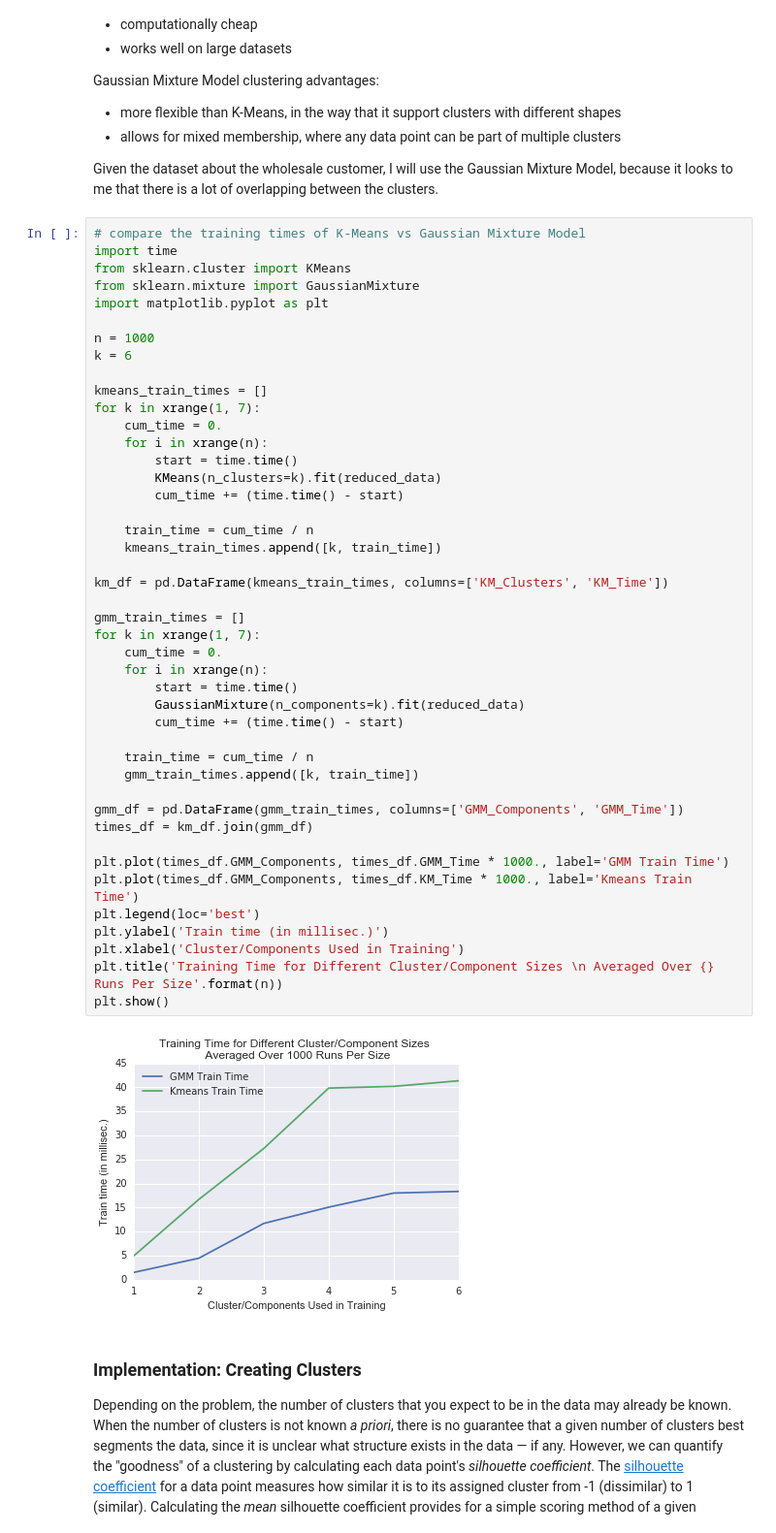
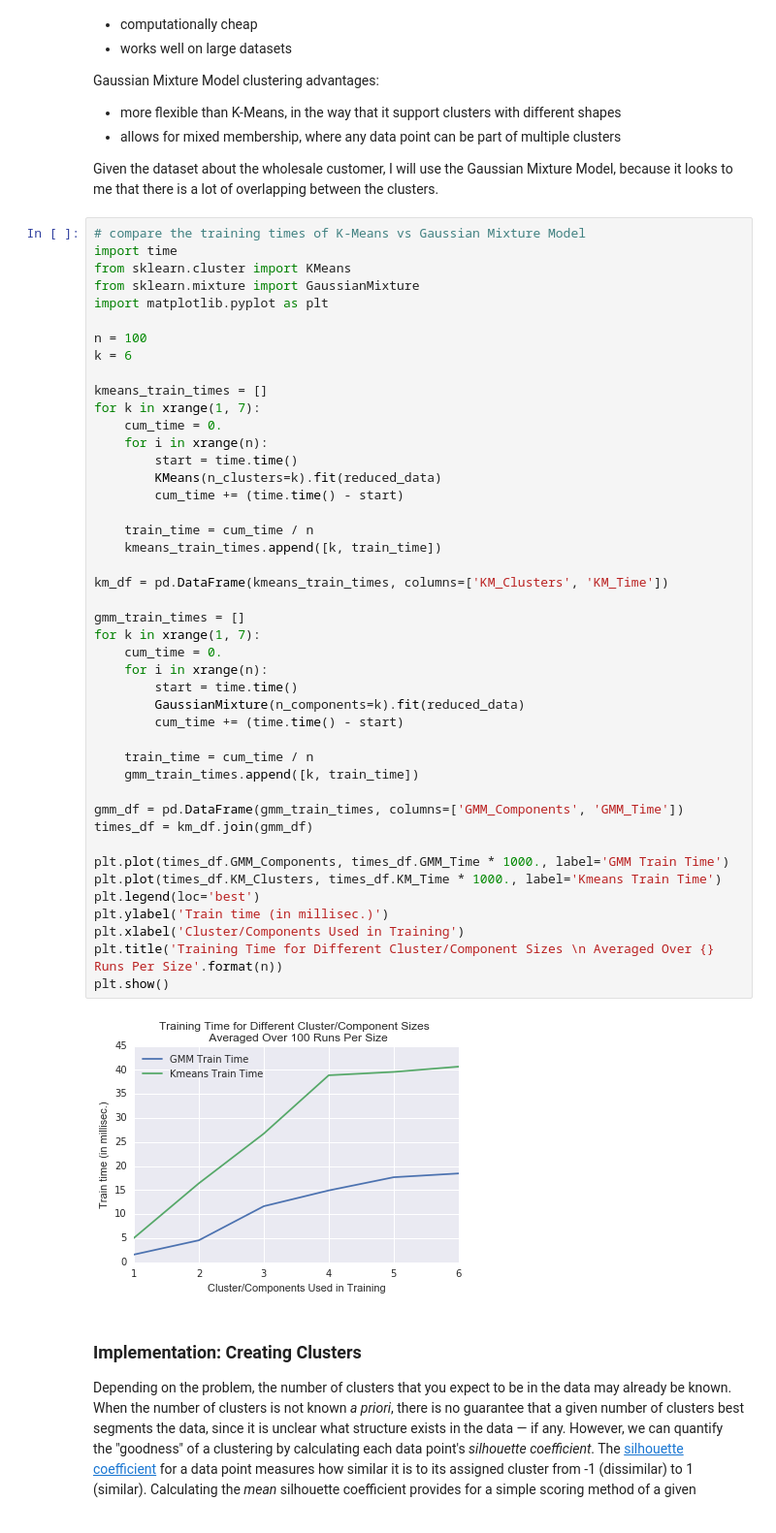
Before and after one commit to iamandicip/ml_projects, a Jupyter notebook: customer_segments/customer_segments.ipynb, the cells around one changed output. Shown at 97% size. Saved outputs shown, nothing was run; the diff lists cells and outputs as text.

```diff
--- a/customer_segments/customer_segments.ipynb
+++ b/customer_segments/customer_segments.ipynb
@@ -485,7 +485,7 @@ from sklearn.cluster import KMeans
 from sklearn.mixture import GaussianMixture
 import matplotlib.pyplot as plt
 
-n = 1000
+n = 100
 k = 6
 
 kmeans_train_times = []
@@ -495,35 +495,35 @@ for k in xrange(1, 7):
         start = time.time()
         KMeans(n_clusters=k).fit(reduced_data)
         cum_time += (time.time() - start)
 
     train_time = cum_time / n
     kmeans_train_times.append([k, train_time])
 
 km_df = pd.DataFrame(kmeans_train_times, columns=['KM_Clusters', 'KM_Time'])
 
 gmm_train_times = []
 for k in xrange(1, 7):
     cum_time = 0.
     for i in xrange(n):
         start = time.time()
         GaussianMixture(n_components=k).fit(reduced_data)
         cum_time += (time.time() - start)
 
     train_time = cum_time / n
     gmm_train_times.append([k, train_time])
 
 gmm_df = pd.DataFrame(gmm_train_times, columns=['GMM_Components', 'GMM_Time'])
 times_df = km_df.join(gmm_df)
 
 plt.plot(times_df.GMM_Components, times_df.GMM_Time * 1000., label='GMM Train Time')
-plt.plot(times_df.GMM_Components, times_df.KM_Time * 1000., label='Kmeans Train Time')
+plt.plot(times_df.KM_Clusters, times_df.KM_Time * 1000., label='Kmeans Train Time')
 plt.legend(loc='best')
 plt.ylabel('Train time (in millisec.)')
 plt.xlabel('Cluster/Components Used in Training')
 plt.title('Training Time for Different Cluster/Component Sizes \n Averaged Over {} Runs Per Size'.format(n))
 plt.show()
 # %% [output]
-[figure, old version]
+[figure, new version]
 # %% [markdown]
 ### Implementation: Creating Clusters
 Depending on the problem, the number of clusters that you expect to be in the data may already be known. When the number of clusters is not known *a priori*, there is no guarantee that a given number of clusters best segments the data, since it is unclear what structure exists in the data — if any. However, we can quantify the "goodness" of a clustering by calculating each data point's *silhouette coefficient*. The [silhouette coefficient](http://scikit-learn.org/stable/modules/generated/sklearn.metrics.silhouette_score.html) for a data point measures how similar it is to its assigned cluster from -1 (dissimilar) to 1 (similar). Calculating the *mean* silhouette coefficient provides for a simple scoring method of a given clustering.
```
Also changed, not shown: parts of 3 cells of this notebook, 1 other file.
